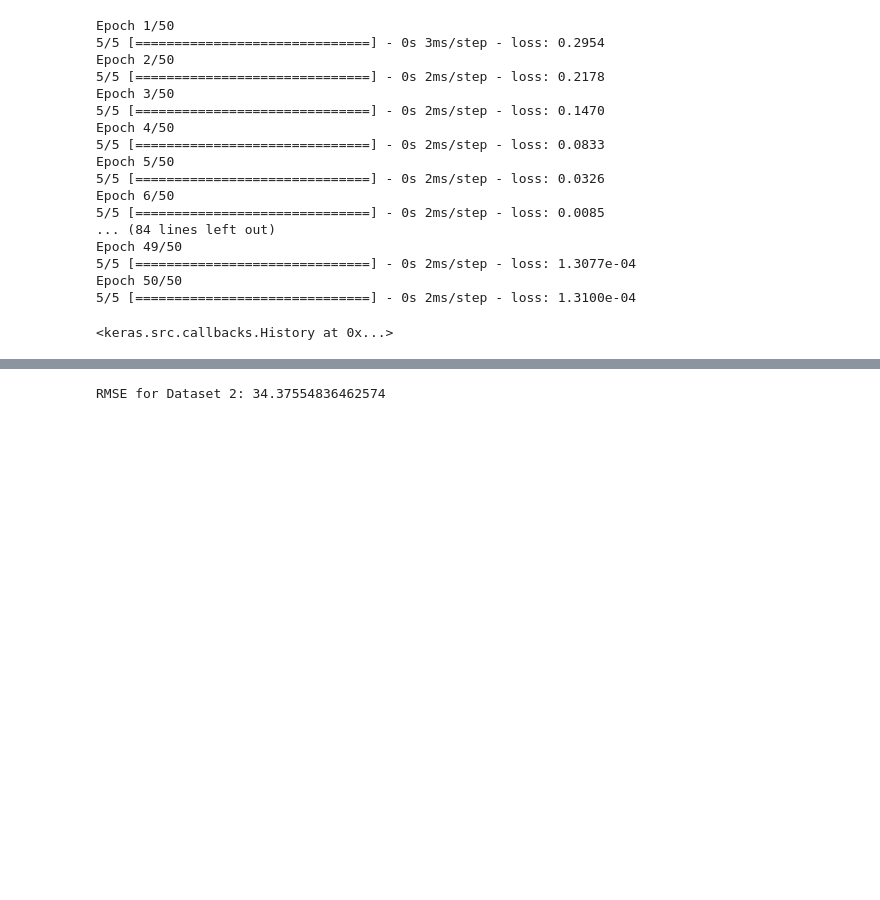
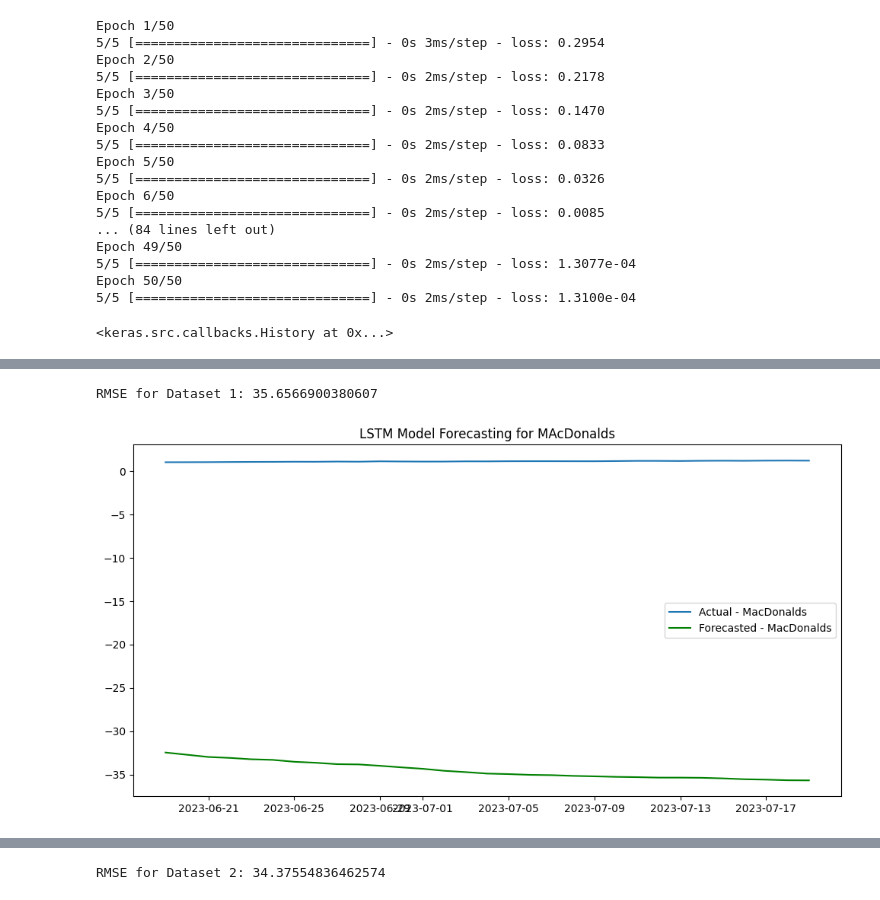
Before and after one commit to 21-ri/pro, a Jupyter notebook: Untitled-1.ipynb, the cells around one changed output, grey strips where cells are left out. Drawn from its saved outputs; the diff is of its cells as text; code cells hidden in the pictures; blank space fills up the shorter version.

```diff
--- a/Untitled-1.ipynb
+++ b/Untitled-1.ipynb
@@ -1091,3 +1091,6 @@ Epoch 49/50
 Epoch 50/50
 5/5 [==============================] - 0s 2ms/step - loss: 1.3100e-04
 <keras.src.callbacks.History at 0x...>
+# %%
+test_predictions1 = model.predict(test_sequences2)
+test_predictions1 = scaler.inverse_transform(test_predictions1)
@@ -1094,3 +1099,17 @@ Epoch 50/50
+# %%
+rmse1 = sqrt(mean_squared_error(test_values1[sequence_length - 1:], test_predictions1))
+print("RMSE for Dataset 1:", rmse1)
+# %% [output]
+RMSE for Dataset 1: 35.6566900380607
+# %%
+plt.figure(figsize=(12, 6))
+plt.plot(test_df1['Date'][sequence_length - 1:], test_values1[sequence_length - 1:], label='Actual - MacDonalds ')
+plt.plot(test_df1['Date'][sequence_length - 1:], test_predictions1, color='green', label='Forecasted - MacDonalds')
+plt.legend()
+plt.title('LSTM Model Forecasting for MAcDonalds')
+plt.show()
+# %% [output]
+[figure, added]
 # %%
 test_predictions2 = model.predict(test_sequences2)
 test_predictions2 = scaler.inverse_transform(test_predictions2)
```
Also changed, not shown: parts of 6 cells of this notebook.
